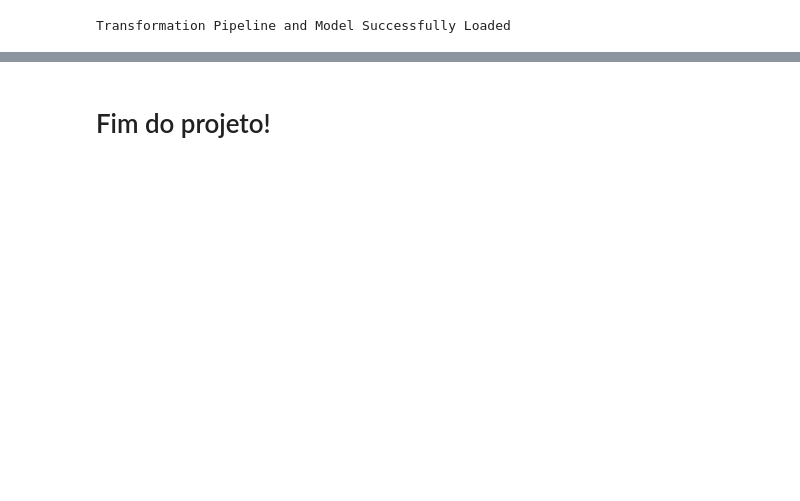
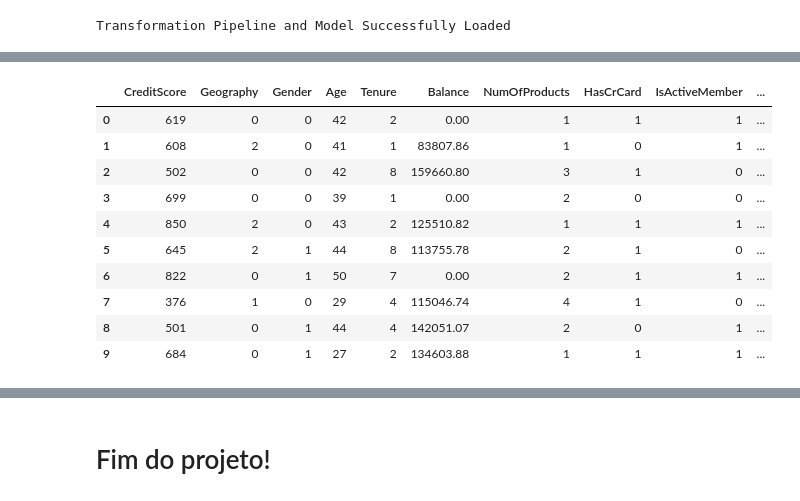
Before and after one commit to MatheusPfeifer/Churn-Analysis, a Jupyter notebook: Churn_Analysis.ipynb, the cells around one changed output, grey strips where cells are left out. Drawn from its saved outputs; the diff is of its cells as text; code cells hidden in the pictures; blank space fills up the shorter version.

```diff
--- a/Churn_Analysis.ipynb
+++ b/Churn_Analysis.ipynb
@@ -1157,0 +1160,10 @@ resultados_finais
+# %%
+# Criar coluna de probabilidade
+prev['prob_churn'] = np.nan
+
+# Loop para criar a coluna com probabilidades
+for obs in range(len(prev['Label'])):
+    if prev['Label'][obs] == 0:
+        prev['prob_churn'][obs] = 1 - prev['Score'][obs]
+    else:
+        prev['prob_churn'][obs] = prev['Score'][obs]
@@ -1157,0 +1177,15 @@ resultados_finais
+# %%
+# Verificando alguns registros
+prev.head(10)
+# %% [output]
+|  | CreditScore | Geography | Gender | Age | Tenure | Balance | NumOfProducts | HasCrCard | IsActiveMember | ... |
+| 0 | 619 | 0 | 0 | 42 | 2 | 0.00 | 1 | 1 | 1 | ... |
+| 1 | 608 | 2 | 0 | 41 | 1 | 83807.86 | 1 | 0 | 1 | ... |
+| 2 | 502 | 0 | 0 | 42 | 8 | 159660.80 | 3 | 1 | 0 | ... |
+| 3 | 699 | 0 | 0 | 39 | 1 | 0.00 | 2 | 0 | 0 | ... |
+| 4 | 850 | 2 | 0 | 43 | 2 | 125510.82 | 1 | 1 | 1 | ... |
+| 5 | 645 | 2 | 1 | 44 | 8 | 113755.78 | 2 | 1 | 0 | ... |
+| 6 | 822 | 0 | 1 | 50 | 7 | 0.00 | 2 | 1 | 1 | ... |
+| 7 | 376 | 1 | 0 | 29 | 4 | 115046.74 | 4 | 1 | 0 | ... |
+| 8 | 501 | 0 | 1 | 44 | 4 | 142051.07 | 2 | 0 | 1 | ... |
+| 9 | 684 | 0 | 1 | 27 | 2 | 134603.88 | 1 | 1 | 1 | ... |
```
Also changed, not shown: parts of 22 cells of this notebook.
